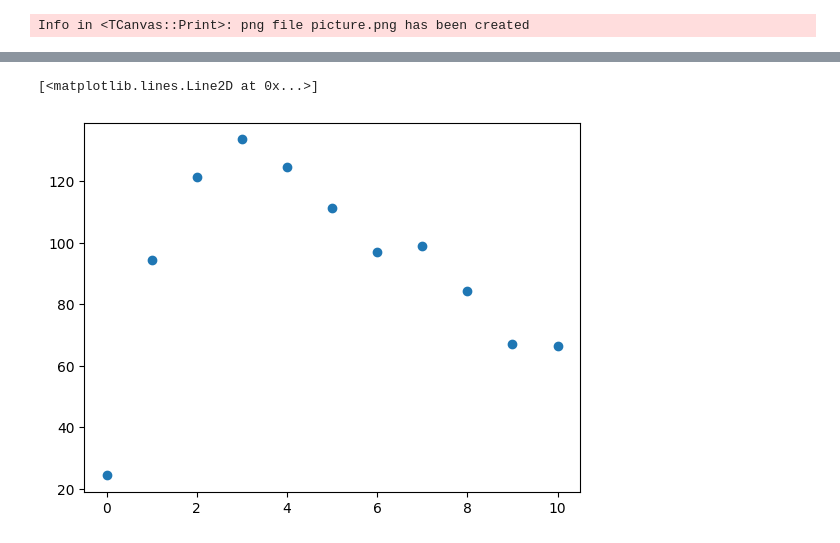
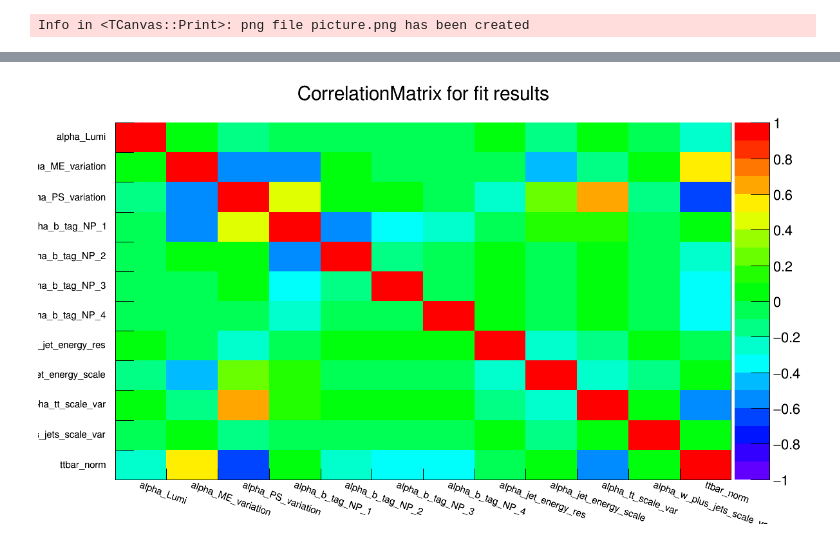
Before and after one commit to kholoimov/root_agc_upgrade, a Jupyter notebook: main.ipynb, the cells around one changed output, grey strips where cells are left out. Saved outputs shown, nothing was run; the diff lists cells and outputs as text; code cells hidden in the pictures.

Commit message:
cov matrix implementation

```diff
--- a/main.ipynb
+++ b/main.ipynb
@@ -323,8 +296,58 @@ ttbar
-# %%
-import matplotlib.pyplot as plt
-fig, ax = plt.subplots()
-
-ax.plot(total_uncertanties_per_bin[0], marker='o', linestyle='None',)
-# %% [output]
-[<matplotlib.lines.Line2D at 0x...>]
-[figure, removed]
+# %%
+final_parameters = result.floatParsFinal()
+corr_matrix_before = result.correlationMatrix()
+
+number_of_inter_params = 0
+
+for i in range(len(final_parameters)):
+    par = final_parameters.at(i)
+    if "gamma" in par.GetName():
+        continue
+
+    number_of_inter_params += 1
+
+name = "CorrelationMatrix for fit results"
+
+n = corr_matrix_before.GetNcols()
+
+hh = ROOT.TH2D(name, name, number_of_inter_params, 0, number_of_inter_params, number_of_inter_params, 0, number_of_inter_params)
+
+internal_index = 0
+for i in range(n):
+
+    par = final_parameters.at(i)
+    if "gamma" in par.GetName():
+        continue
+
+    internal__internal_index = 0
+    for j in range(n):
+        par = final_parameters.at(j)
+        if "gamma" in par.GetName():
+            continue
+        hh.Fill(internal_index + 0.5, number_of_inter_params - internal__internal_index - 0.5, corr_matrix_before[i][j])
+        internal__internal_index += 1
+
+    if par.GetName() == "tt_norm":
+        print(i)
+
+    hh.GetXaxis().SetBinLabel(internal_index + 1, final_parameters[i].GetName())
+    hh.GetYaxis().SetBinLabel(number_of_inter_params - internal_index, final_parameters[i].GetName())
+    internal_index += 1
+
+hh.SetMinimum(-1)
+hh.SetMaximum(+1)
+
+
+c = ROOT.TCanvas("c", "Canvas", number_of_inter_params * 100, number_of_inter_params * 60)
+hh.Draw("COLZ")
+hh.SetStats(0)
+
+palette = hh.GetListOfFunctions().FindObject("palette")
+if palette:
+    palette.SetX1NDC(0.1)  # Adjust palette position
+    palette.SetX2NDC(0.3)  # Adjust palette position
+
+# Show the canvas
+c.Draw()
+# %% [output]
+[figure, added]
```
Also changed, not shown: parts of 10 cells of this notebook, 1 other file.
